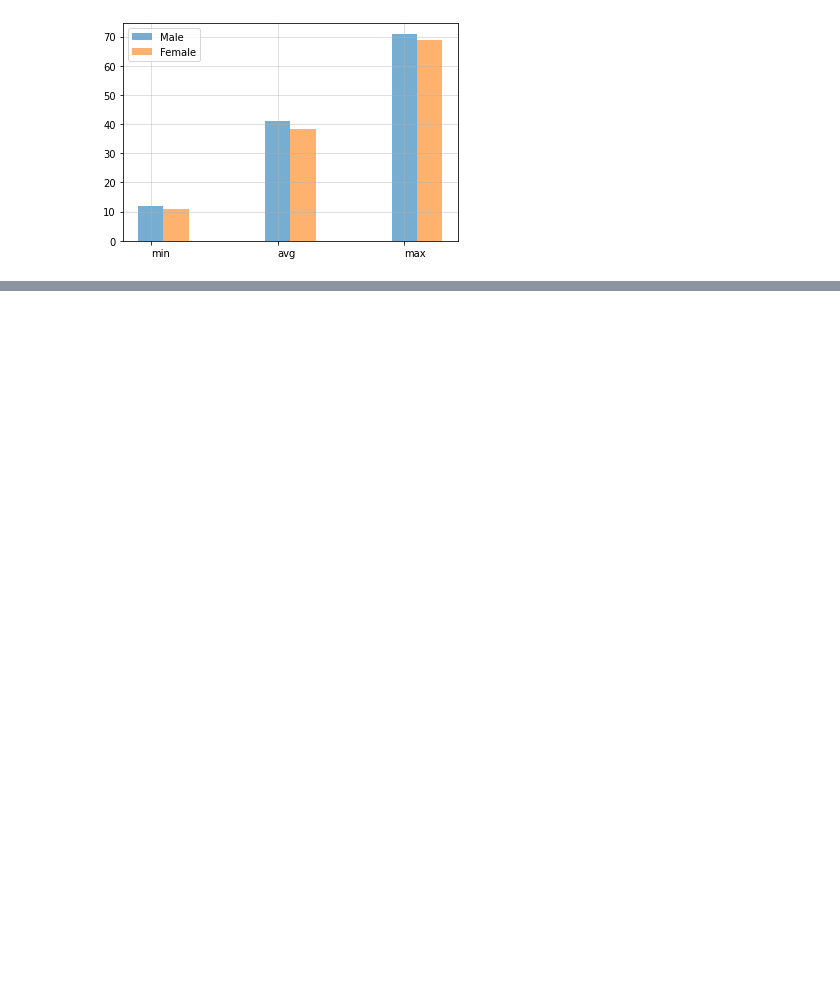
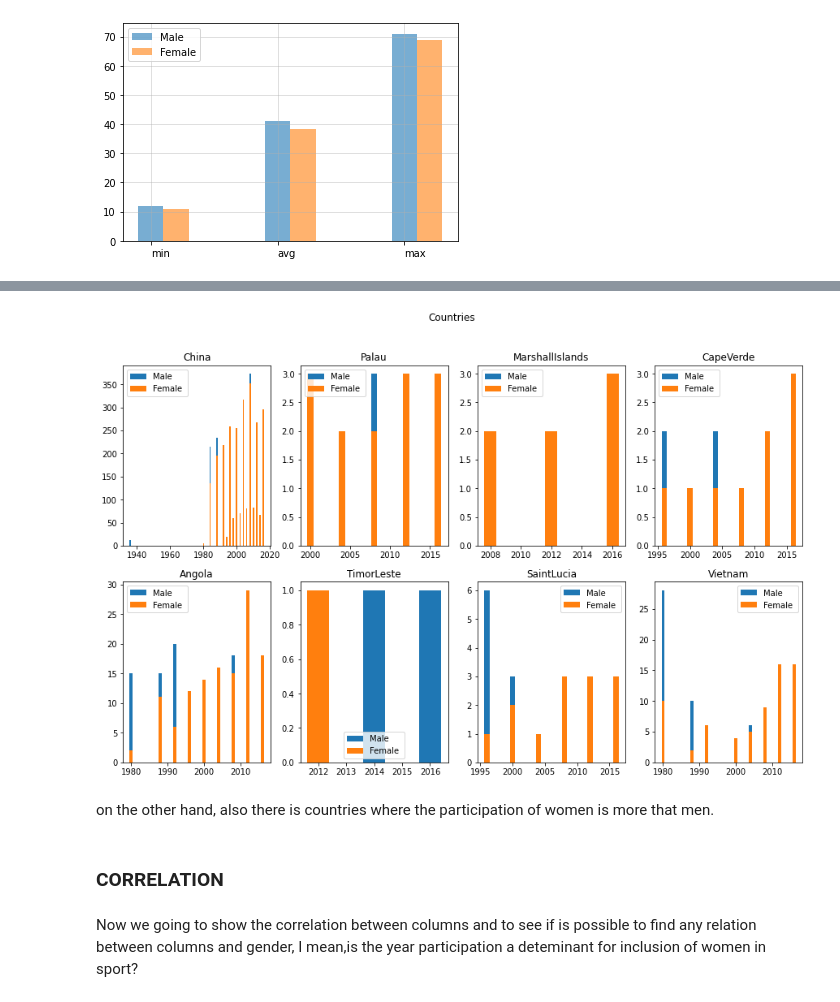
Before and after one commit to Hramos93/PandasSQL-StastSports, a Jupyter notebook: StastSport.ipynb, the cells around one changed output, grey strips where cells are left out. Drawn from its saved outputs; the diff is of its cells as text; code cells hidden in the pictures; blank space fills up the shorter version.

```diff
--- a/StastSport.ipynb
+++ b/StastSport.ipynb
@@ -274,0 +293,17 @@ barplot('Venezuela')
+# %%
+countries = ['China','Palau','MarshallIslands','CapeVerde','Angola','TimorLeste','SaintLucia','Vietnam']
+# %%
+fig, ax = plt.subplots(2,4, figsize=(15,9))
+fig.suptitle('Countries')
+for i,j in zip(countries,list(product(range(0,2,1),range(0,4,1)))):
+    country= teambycountry(i)
+    ax[j].bar(country.Year, country['Male'], label='Male')
+    ax[j].bar(country.Year, country['Female'],label='Female ')
+    ax[j].set_title('{}'.format(i))
+    ax[j].legend()
+# %% [output]
+[figure, added]
+# %% [markdown]
+on the other hand, also there is countries where the participation of women is more that men.
+# %% [markdown]
+### CORRELATION
@@ -274,0 +332,2 @@ barplot('Venezuela')
+# %% [markdown]
+Now we going to show the correlation between columns and to see if is possible to find any relation between columns and gender, I mean,is the year participation a deteminant for inclusion of women in sport?
```
Also changed, not shown: parts of 30 cells of this notebook, 16 other files.
